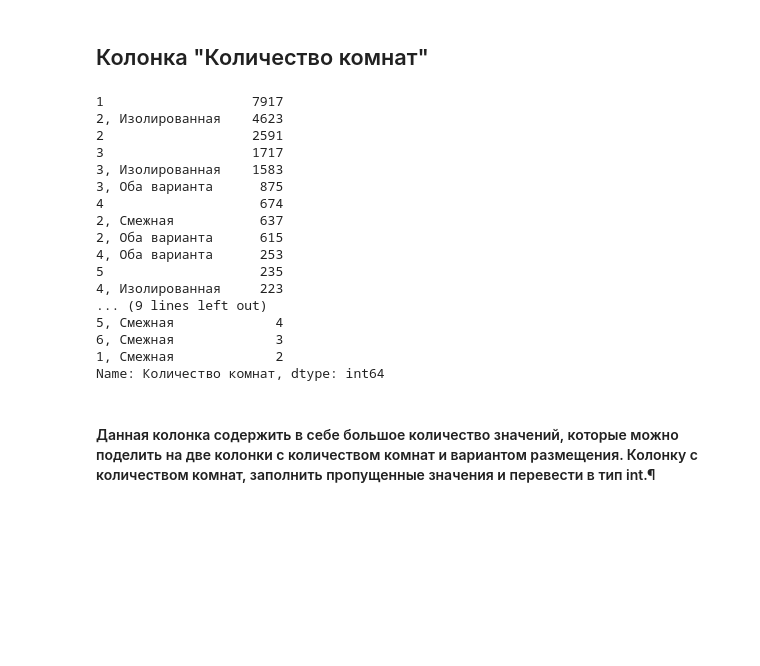
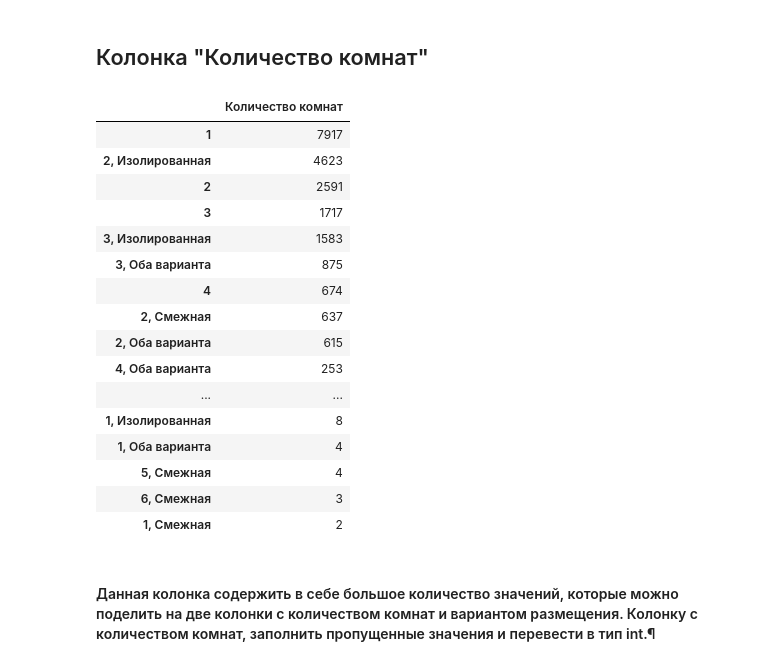
Before and after one commit to sunny-annie/Streamlit_rent_real_estate, a Jupyter notebook: EDA.ipynb, the cells around one changed output. Cells and saved outputs as stored; diff of their text form; code cells hidden in the pictures; blank space fills up the shorter version.

```diff
--- a/EDA.ipynb
+++ b/EDA.ipynb
@@ -226,25 +188,25 @@ sns.countplot(x=df['Адрес'].apply(lambda x: x.split(', ')[0] if type(x) !=
 # %% [markdown]
 ## Колонка "Количество комнат"
 # %%
-df['Количество комнат'].value_counts()
+pd.DataFrame(df['Количество комнат'].value_counts())
 # %% [output]
-1                   7917
-2, Изолированная    4623
-2                   2591
-3                   1717
-3, Изолированная    1583
-3, Оба варианта      875
-4                    674
-2, Смежная           637
-2, Оба варианта      615
-4, Оба варианта      253
-5                    235
-4, Изолированная     223
-... (9 lines left out)
-5, Смежная             4
-6, Смежная             3
-1, Смежная             2
-Name: Количество комнат, dtype: int64
+|  | Количество комнат |
+| 1 | 7917 |
+| 2, Изолированная | 4623 |
+| 2 | 2591 |
+| 3 | 1717 |
+| 3, Изолированная | 1583 |
+| 3, Оба варианта | 875 |
+| 4 | 674 |
+| 2, Смежная | 637 |
+| 2, Оба варианта | 615 |
+| 4, Оба варианта | 253 |
+| ... | ... |
+| 1, Изолированная | 8 |
+| 1, Оба варианта | 4 |
+| 5, Смежная | 4 |
+| 6, Смежная | 3 |
+| 1, Смежная | 2 |
 # %% [markdown]
 #### Данная колонка содержить в себе большое количество значений, которые можно поделить на две колонки с количеством комнат и вариантом размещения. Колонку с количеством комнат, заполнить пропущенные значения и перевести в тип int.¶
 # %%
```
Also changed, not shown: parts of 24 cells of this notebook.
